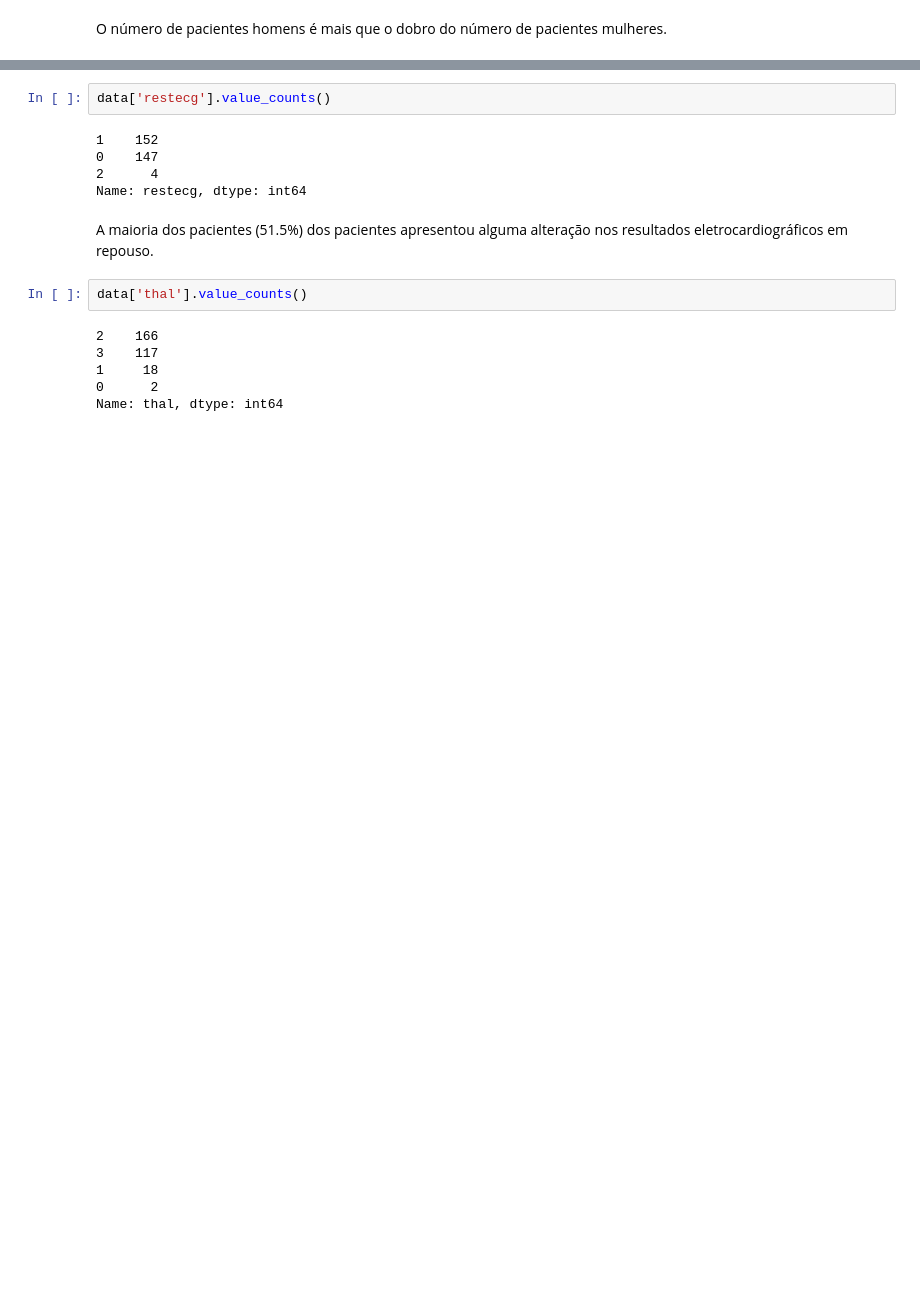
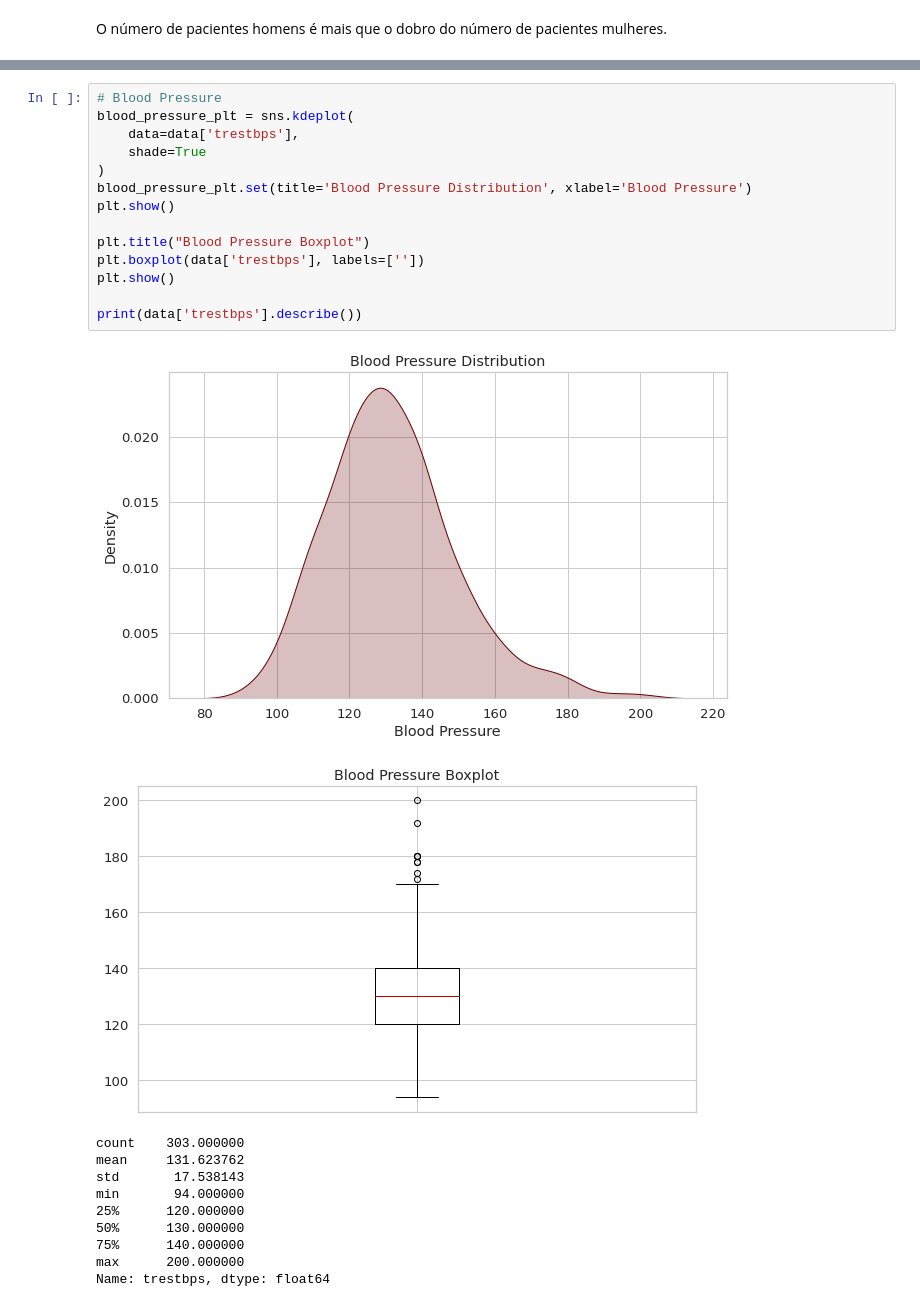
Before and after one commit to rfmf/ds_portfolio, a Jupyter notebook: EDA/Análise de Dados de Pacientes de Doenças Cardíacas/heart_disease_analysis.ipynb, the cells around one changed output, grey strips where cells are left out. Saved outputs shown, nothing was run; the diff lists cells and outputs as text; blank space fills up the shorter version.

```diff
--- a/EDA/Análise de Dados de Pacientes de Doenças Cardíacas/heart_disease_analysis.ipynb
+++ b/EDA/Análise de Dados de Pacientes de Doenças Cardíacas/heart_disease_analysis.ipynb
@@ -188,17 +205,26 @@ Name: cp, dtype: float64
-# %%
-data['restecg'].value_counts()
-# %% [output]
-1    152
-0    147
-2      4
-Name: restecg, dtype: int64
-# %% [markdown]
-A maioria dos pacientes (51.5%) dos pacientes apresentou alguma alteração nos resultados eletrocardiográficos em repouso.
-# %%
-data['thal'].value_counts()
-# %% [output]
-2    166
-3    117
-1     18
-0      2
-Name: thal, dtype: int64
+# %%
+# Blood Pressure
+blood_pressure_plt = sns.kdeplot(
+    data=data['trestbps'],
+    shade=True
+)
+blood_pressure_plt.set(title='Blood Pressure Distribution', xlabel='Blood Pressure')
+plt.show()
+
+plt.title("Blood Pressure Boxplot")
+plt.boxplot(data['trestbps'], labels=[''])
+plt.show()
+
+print(data['trestbps'].describe())
+# %% [output]
+[figure, added]
+[figure, added]
+count    303.000000
+mean     131.623762
+std       17.538143
+min       94.000000
+25%      120.000000
+50%      130.000000
+75%      140.000000
+max      200.000000
+Name: trestbps, dtype: float64
```
Also changed, not shown: parts of 37 cells of this notebook.
